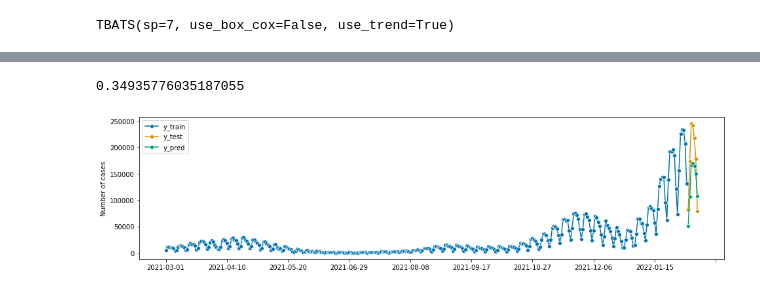
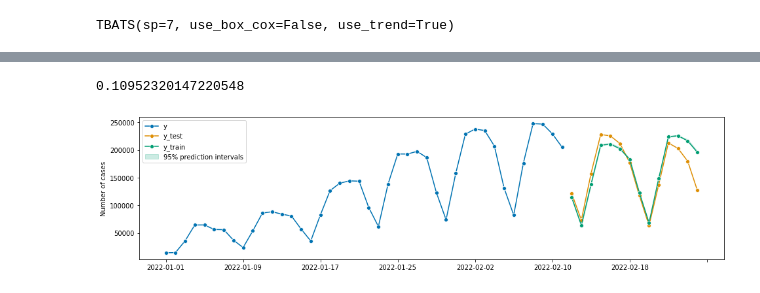
Before and after one commit to MaxCojocari/Py_labs, a Jupyter notebook: forecasting_covid_de.ipynb, the cells around one changed output, grey strips where cells are left out. Cells and saved outputs as stored; diff of their text form; code cells hidden in the pictures.

```diff
--- a/forecasting_covid_de.ipynb
+++ b/forecasting_covid_de.ipynb
@@ -97,0 +74,15 @@ plot_series(y, markers=['o'])
+# %%
+#Time series decomposition
+
+# import necessary Python packages
+import statsmodels.api as sm
+import warnings
+import matplotlib
+import matplotlib.pyplot as plt
+import matplotlib.dates as mdates
+%matplotlib inline
+warnings.filterwarnings("ignore")
+
+decomposition = sm.tsa.seasonal_decompose(y.values, model = 'multiplicable', period=7)
+matplotlib.rcParams['figure.figsize'] = [15.0, 10.0]
+fig = decomposition.plot()
@@ -148,6 +141,6 @@ mean_absolute_percentage_error(y_test, y_pred)
 # %%
 #Setting the data for test and train
-y_train, y_test = temporal_train_test_split(y, test_size=7)
+y_train, y_test = temporal_train_test_split(y, test_size=14)
 
 #Setting the forecasting horizon
 fh = ForecastingHorizon(y_test.index, is_relative=False)
@@ -266,7 +408,7 @@ from sktime.forecasting.fbprophet import Prophet
 #Convert index to pd.DatetimeIndex
 z = y.copy()
 z = z.to_timestamp(freq="D")
-z_train, z_test = temporal_train_test_split(z, test_size=7)
+z_train, z_test = temporal_train_test_split(z, test_size=14)
 # %%
 forecaster = Prophet(
     seasonality_mode="multiplicative",
@@ -274,13 +416,31 @@ forecaster = Prophet(
     add_country_holidays={"country_name": "Germany"},
     yearly_seasonality=False,
     weekly_seasonality=True,
-    daily_seasonality=False,
+    daily_seasonality=False
 )
 
 forecaster.fit(z_train)
-y_pred = forecaster.predict(fh.to_relative(cutoff=y_train.index[-1]))
+
+alpha = 0.05  # 2.5%/97.5% prediction intervals
+y_pred, y_pred_ints = forecaster.predict(fh.to_relative(cutoff=y_train.index[-1]), return_pred_int=True, alpha=alpha)
 y_pred.index = y_test.index
 
-plot_series(y_train, y_test, y_pred, labels=["y_train", "y_test", "y_pred"])
+
+fig, ax = plot_series(y_train['2022-01-01':], y_test, y_pred, labels=["y", "y_test", "y_train"])
+ax.fill_between(
+    ax.get_lines()[-1].get_xdata(),
+    y_pred_ints["lower"],
+    y_pred_ints["upper"],
+    alpha=0.2,
+    color=ax.get_lines()[-1].get_c(),
+    label=f"{round(100*(1 - alpha))}% prediction intervals",
+)
+ax.legend();
+
+#downloading plot
+from google.colab import files
+plt.savefig('Prophet.png')
+files.download('Prophet.png')
+
 mean_absolute_percentage_error(y_pred, y_test)
 # %% [output]
@@ -287,2 +449,2 @@ mean_absolute_percentage_error(y_pred, y_test)
-0.34935776035187055
+0.10952320147220548
-[figure, old version]
+[figure, new version]
```
Also changed, not shown: parts of 53 cells of this notebook.
